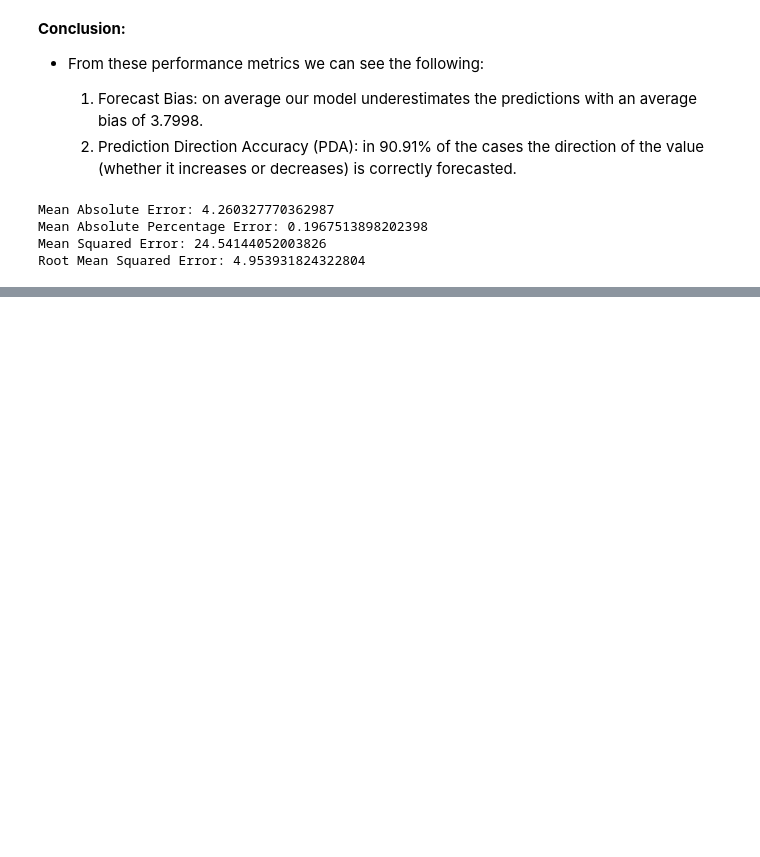
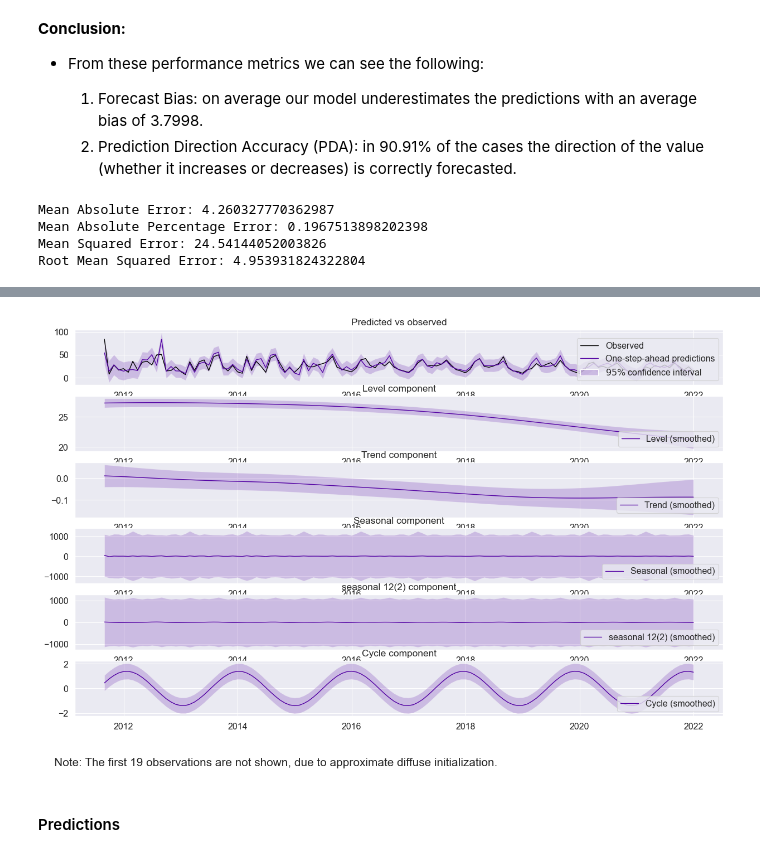
Before and after one commit to Bakari01/Time-Series-Analysis, a Jupyter notebook: Time_Series_Analysis.ipynb, the cells around one changed output, grey strips where cells are left out. Cells and saved outputs as stored; diff of their text form; code cells hidden in the pictures; blank space fills up the shorter version.

```diff
--- a/Time_Series_Analysis.ipynb
+++ b/Time_Series_Analysis.ipynb
@@ -849,0 +852,26 @@ Root Mean Squared Error: 4.953931824322804
+# %%
+from statsmodels.tsa.statespace.structural import UnobservedComponents
+
+# Split the data into train and test sets
+train_df, test_df = train_test_split(typhoid_df['typhoid_cases'], test_size=12)
+
+# Model parameters
+model = {
+    'level': 'local linear trend',
+    'trend': 'cyclic',
+    'damped_trend': True,
+    'seasonal_periods': 12,
+    'trend_offset': True,
+    'trend_offset_deg': 2,
+    'trend_offset_freq': 'Y',
+    'cycle': True,
+    'irregular': True,
+    'mle_regression': True,
+    'seasonal': 12,
+    'freq_seasonal': [{'period': 12, 'harmonics': 2}]
+}
+
+# Fit the model
+
+typhoid_model = UnobservedComponents(train_df, **model)
+typhoid_res = typhoid_model.fit(method='powell', disp=False)
@@ -849,0 +906,6 @@ Root Mean Squared Error: 4.953931824322804
+# %%
+fig = typhoid_res.plot_components(legend_loc='lower right', figsize=(15, 9))
+# %% [output]
+[figure, added]
+# %% [markdown]
+#### Predictions
```
Also changed, not shown: parts of 12 cells of this notebook.
